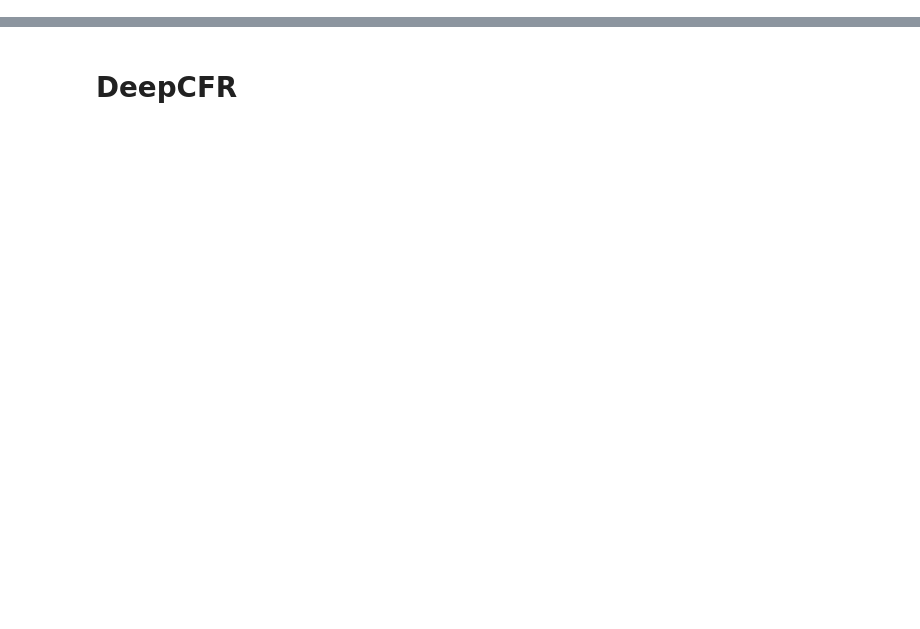
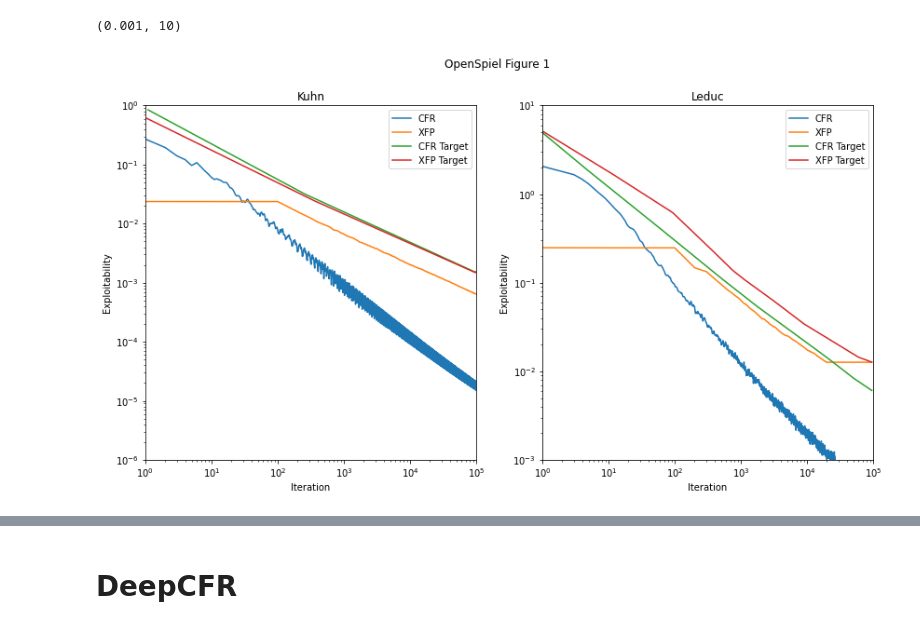
Before and after one commit to aicenter/openspiel_reproductions, a Jupyter notebook: benchmarks.ipynb, the cells around one changed output, grey strips where cells are left out. Drawn from its saved outputs; the diff is of its cells as text; code cells hidden in the pictures; blank space fills up the shorter version.

```diff
--- a/benchmarks.ipynb
+++ b/benchmarks.ipynb
@@ -18,0 +31,31 @@ def load_batch(log_records):
+# %%
+kuhn_logs = [("./logs/rcfr/cfr_kuhn_0.csv", "CFR"),
+             ("./logs/nfsp/xfp_kuhn_0.csv", "XFP"),
+             ("./target_results/fig1_cfr_kuhn.csv", "CFR Target"),
+             ("./target_results/fig1_xfp_kuhn.csv", "XFP Target")
+            ]
+
+leduc_logs = [("./logs/rcfr/cfr_leduc_0.csv", "CFR"),
+              ("./logs/nfsp/xfp_leduc_0.csv", "XFP"),
+              ("./target_results/fig1_cfr_leduc.csv", "CFR Target"),
+              ("./target_results/fig1_xfp_leduc.csv", "XFP Target")
+            ]
+
+kuhn_dat = log_interp(load_batch(kuhn_logs))
+leduc_dat = log_interp(load_batch(leduc_logs))
+
+fig, axes = plt.subplots(nrows=1, ncols=2, figsize=(14,7))
+fig.suptitle('OpenSpiel Figure 1')
+
+ax = kuhn_dat.plot(title="Kuhn", loglog=True, ax=axes[0])
+ax.set(xlabel="Iteration", ylabel="Exploitability")
+ax.set_xlim((1, 10e4))
+ax.set_ylim((10e-7, 1))
+
+ax = leduc_dat.plot(title="Leduc", loglog=True, ax=axes[1])
+ax.set(xlabel="Iteration", ylabel="Exploitability")
+ax.set_xlim((1, 10e4))
+ax.set_ylim((10e-4, 10))
+# %% [output]
+(0.001, 10)
+[figure, added]
```
Also changed, not shown: parts of 13 cells of this notebook.
